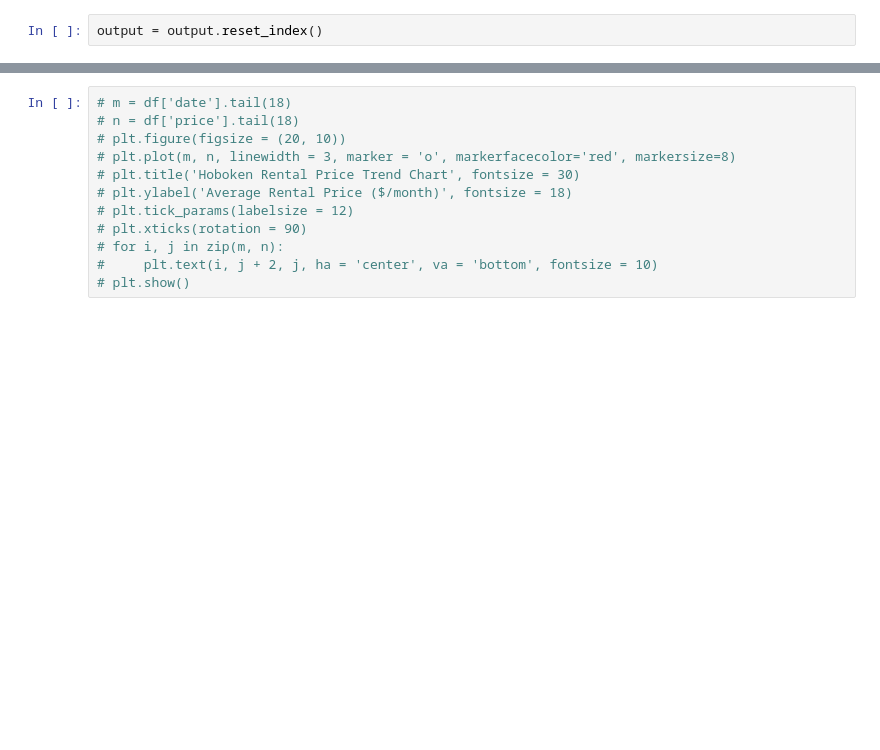
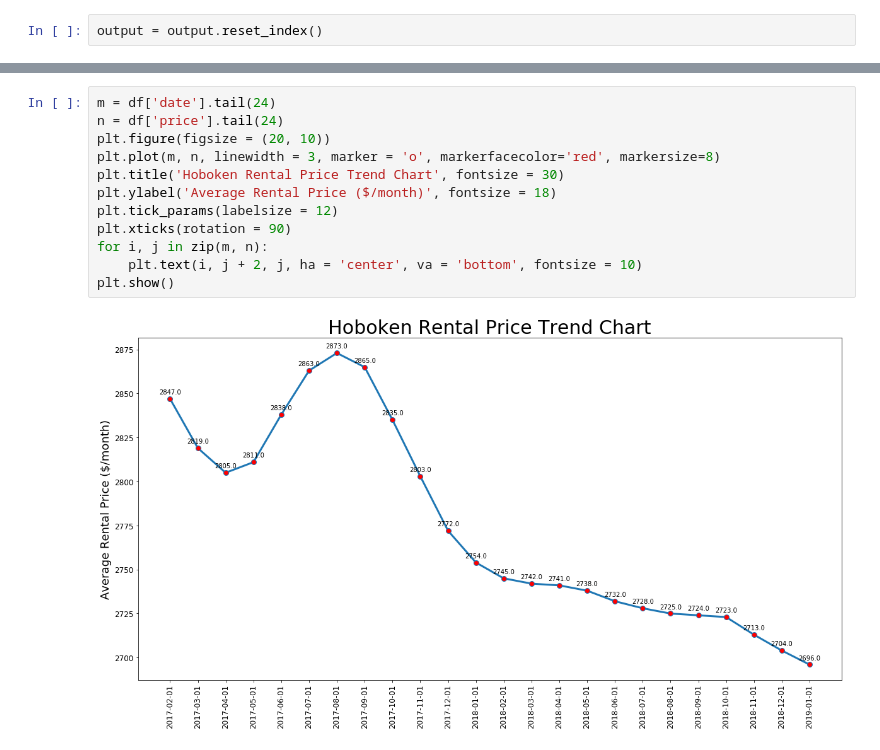
Before and after one commit to JamesLi0217/SSW695_DuckHome, a Jupyter notebook: build_model/AreaPrice_Hoboken.ipynb, the cells around one changed output, grey strips where cells are left out. Cells and saved outputs as stored; diff of their text form; blank space fills up the shorter version.

```diff
--- a/build_model/AreaPrice_Hoboken.ipynb
+++ b/build_model/AreaPrice_Hoboken.ipynb
@@ -159,12 +167,14 @@ plt.show()
 # %%
-# m = df['date'].tail(18)
-# n = df['price'].tail(18)
-# plt.figure(figsize = (20, 10))
-# plt.plot(m, n, linewidth = 3, marker = 'o', markerfacecolor='red', markersize=8)
-# plt.title('Hoboken Rental Price Trend Chart', fontsize = 30)
-# plt.ylabel('Average Rental Price ($/month)', fontsize = 18)
-# plt.tick_params(labelsize = 12)
-# plt.xticks(rotation = 90)
-# for i, j in zip(m, n):
-#     plt.text(i, j + 2, j, ha = 'center', va = 'bottom', fontsize = 10)
-# plt.show()
+m = df['date'].tail(24)
+n = df['price'].tail(24)
+plt.figure(figsize = (20, 10))
+plt.plot(m, n, linewidth = 3, marker = 'o', markerfacecolor='red', markersize=8)
+plt.title('Hoboken Rental Price Trend Chart', fontsize = 30)
+plt.ylabel('Average Rental Price ($/month)', fontsize = 18)
+plt.tick_params(labelsize = 12)
+plt.xticks(rotation = 90)
+for i, j in zip(m, n):
+    plt.text(i, j + 2, j, ha = 'center', va = 'bottom', fontsize = 10)
+plt.show()
+# %% [output]
+[figure, added]
```
Also changed, not shown: parts of 6 cells of this notebook.
